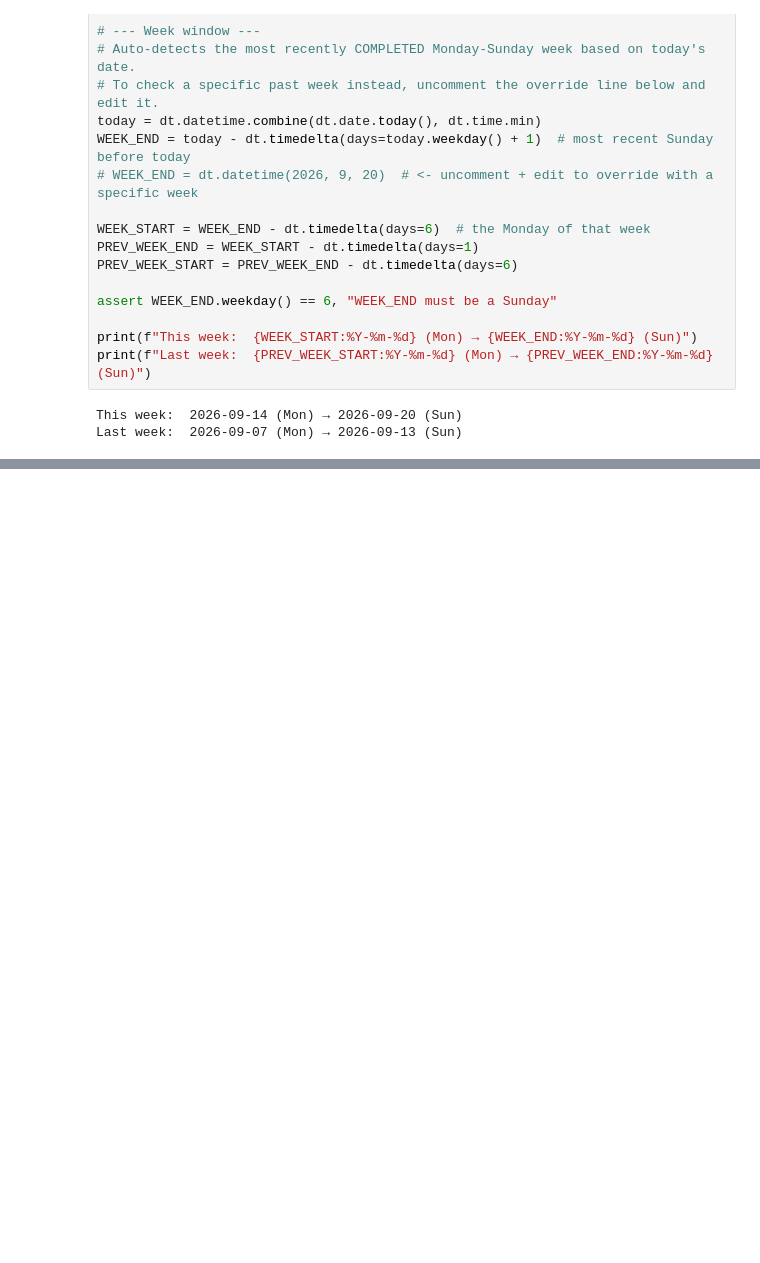
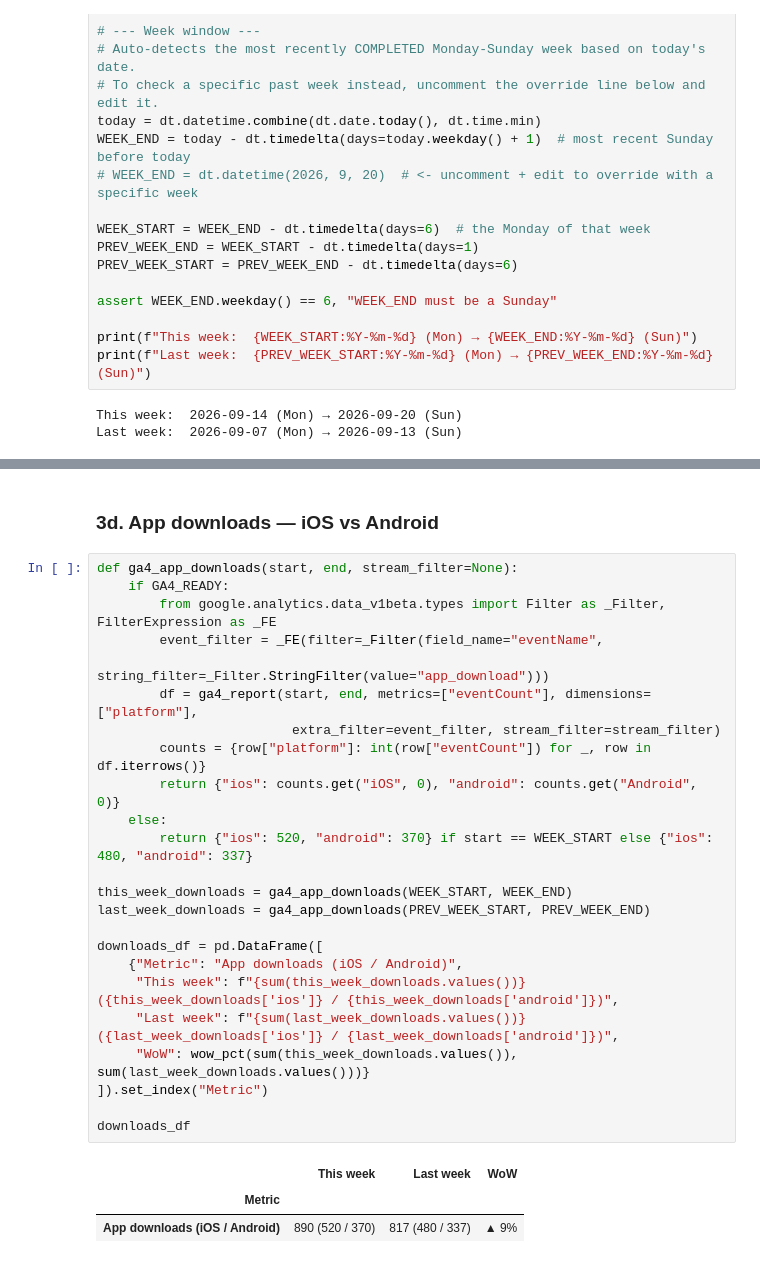
Before and after one commit to DianaFarhat/olj-weekly-brief, a Jupyter notebook: weekly_report_OT.ipynb, the cells around one changed output, grey strips where cells are left out. Cells and saved outputs as stored; diff of their text form; blank space fills up the shorter version.

```diff
--- a/weekly_report_OT.ipynb
+++ b/weekly_report_OT.ipynb
@@ -928,0 +1063,30 @@ except Exception as e:
+# %% [markdown]
+### 3d. App downloads — iOS vs Android
+# %%
+def ga4_app_downloads(start, end, stream_filter=None):
+    if GA4_READY:
+        from google.analytics.data_v1beta.types import Filter as _Filter, FilterExpression as _FE
+        event_filter = _FE(filter=_Filter(field_name="eventName",
+                                           string_filter=_Filter.StringFilter(value="app_download")))
+        df = ga4_report(start, end, metrics=["eventCount"], dimensions=["platform"],
+                         extra_filter=event_filter, stream_filter=stream_filter)
+        counts = {row["platform"]: int(row["eventCount"]) for _, row in df.iterrows()}
+        return {"ios": counts.get("iOS", 0), "android": counts.get("Android", 0)}
+    else:
+        return {"ios": 520, "android": 370} if start == WEEK_START else {"ios": 480, "android": 337}
+
+this_week_downloads = ga4_app_downloads(WEEK_START, WEEK_END)
+last_week_downloads = ga4_app_downloads(PREV_WEEK_START, PREV_WEEK_END)
+
+downloads_df = pd.DataFrame([
+    {"Metric": "App downloads (iOS / Android)",
+     "This week": f"{sum(this_week_downloads.values())} ({this_week_downloads['ios']} / {this_week_downloads['android']})",
+     "Last week": f"{sum(last_week_downloads.values())} ({last_week_downloads['ios']} / {last_week_downloads['android']})",
+     "WoW": wow_pct(sum(this_week_downloads.values()), sum(last_week_downloads.values()))}
+]).set_index("Metric")
+
+downloads_df
+# %% [output]
+|  | This week | Last week | WoW |
+| Metric |  |  |  |
+| App downloads (iOS / Android) | 890 (520 / 370) | 817 (480 / 337) | ▲ 9% |
```
Also changed, not shown: parts of 48 cells of this notebook, 2 other files.
